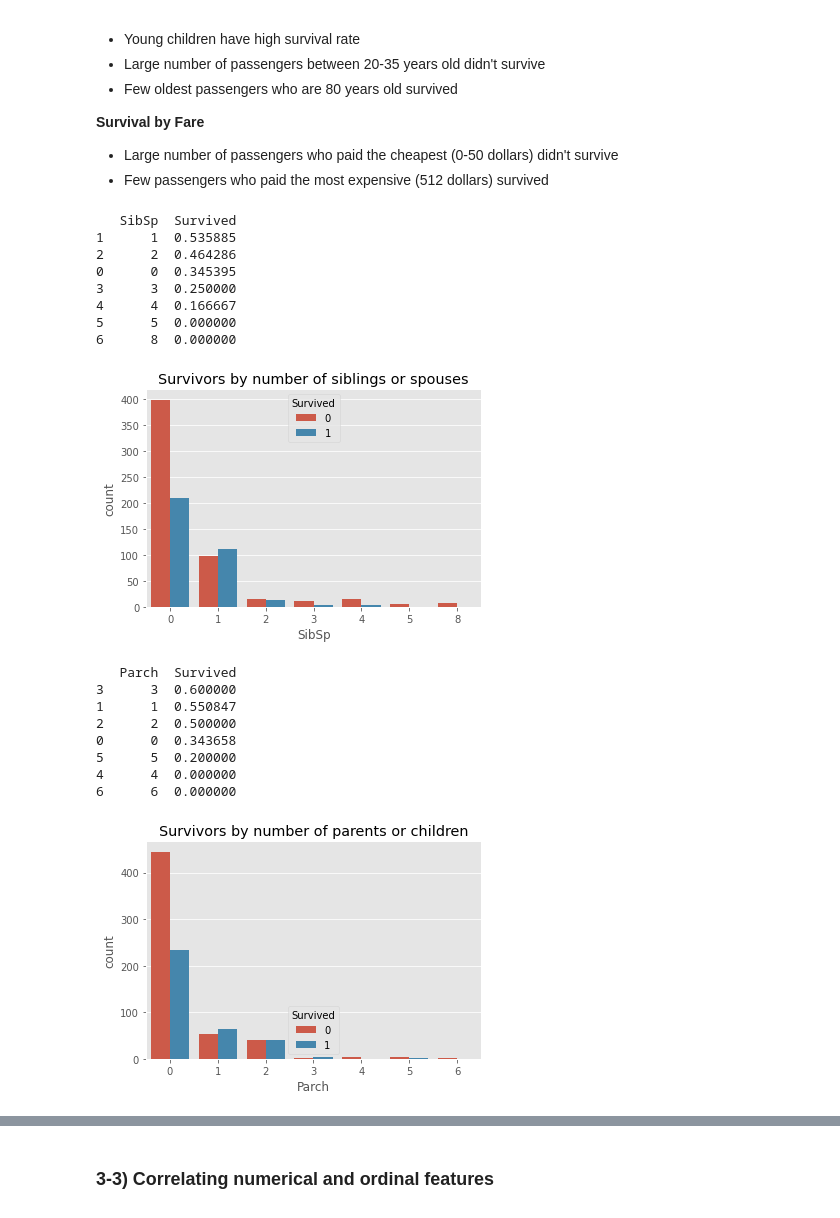
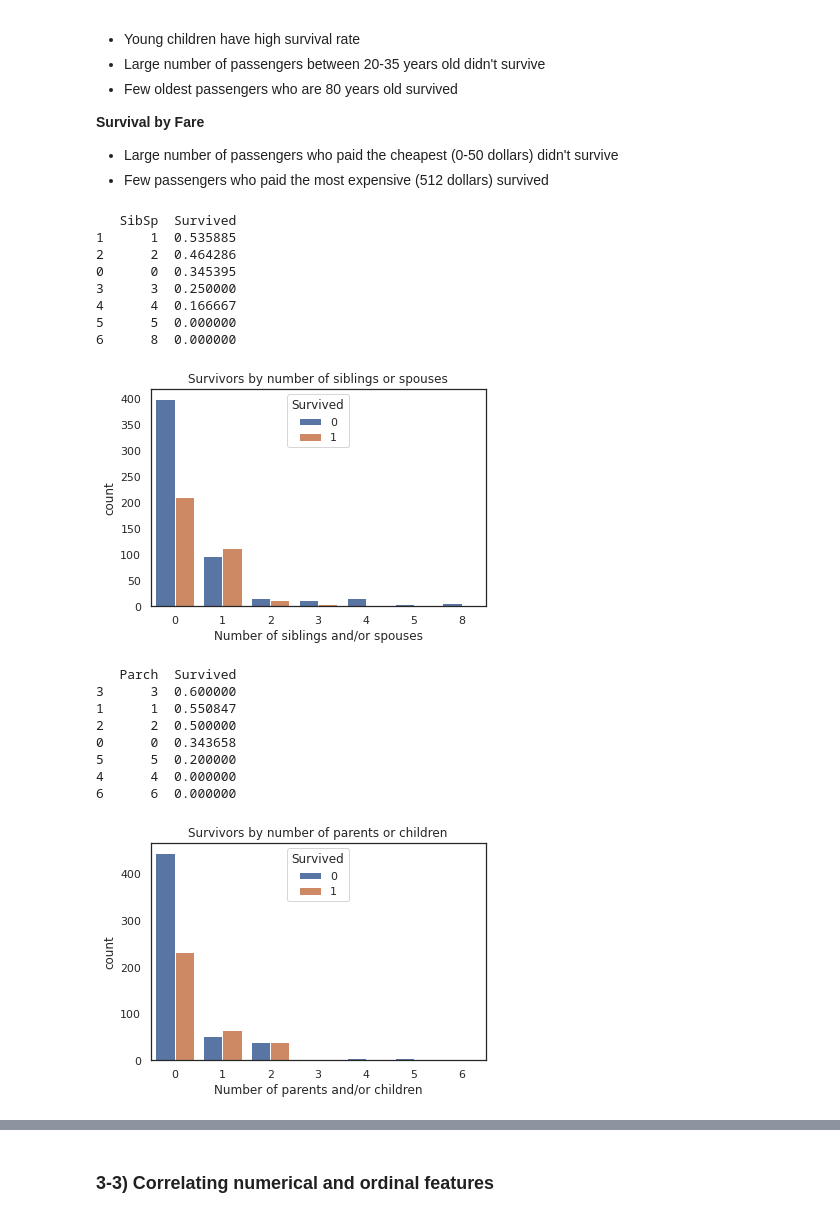
Before and after one commit to phs928/HackerRank_Python_Solutions, a Jupyter notebook: data-science-with-titanic-dataset.ipynb, the cells around one changed output, grey strips where cells are left out. Saved outputs shown, nothing was run; the diff lists cells and outputs as text; code cells hidden in the pictures.

```diff
--- a/data-science-with-titanic-dataset.ipynb
+++ b/data-science-with-titanic-dataset.ipynb
@@ -200,12 +201,11 @@ We would like to analyze data by visualizing it.
 # %%
 # Survival by ticket class
 
-plt.style.use('ggplot')
+sns.set_theme(style="white")
 
-sns.countplot(data=data_train, x='Pclass', hue='Survived').set(title='Survivors by Ticket Class')
+sns.countplot(data=data_train, x='Pclass', hue='Survived').set(title='Survivors by Ticket Class', xlabel='Ticket class')
 
-print(data_train[['Pclass', 'Survived']].groupby('Pclass', as_index=False).mean().sort_values(by='Survived',
-                                                                                              ascending=False))
+print(data_train[['Pclass', 'Survived']].groupby('Pclass', as_index=False).mean().sort_values(by='Survived',ascending=False))
 # %% [output]
    Pclass  Survived
 0       1  0.629630
@@ -215,12 +215,11 @@ print(data_train[['Pclass', 'Survived']].groupby('Pclass', as_index=False).mean(
 # %%
 # Survival by Gender
 
-plt.style.use('ggplot')
+sns.set_theme(style="white")
 
 sns.countplot(data=data_train, x='Sex', hue='Survived').set(title='Survivors by Gender')
 
-print(data_train[['Sex', 'Survived']].groupby('Sex', as_index=False).mean().sort_values(by='Survived',
-                                                                                        ascending=False))
+print(data_train[['Sex', 'Survived']].groupby('Sex', as_index=False).mean().sort_values(by='Survived', ascending=False))
 # %% [output]
       Sex  Survived
 0  female  0.742038
@@ -229,11 +228,10 @@ print(data_train[['Sex', 'Survived']].groupby('Sex', as_index=False).mean().sort
 # %%
 # Survival by Embarkment
-plt.style.use('ggplot')
+sns.set_theme(style="white")
 
-sns.countplot(data=data_train, x='Embarked', hue='Survived').set(title='Survivors by Embarked')
+sns.countplot(data=data_train, x='Embarked', hue='Survived').set(title='Survivors by Embarked', xlabel = 'Port')
 
-print(data_train[['Embarked', 'Survived']].groupby('Embarked', as_index=False).mean().sort_values(by='Survived',
-                                                                                                  ascending=False))
+print(data_train[['Embarked', 'Survived']].groupby('Embarked', as_index=False).mean().sort_values(by='Survived', ascending=False))
 # %% [output]
   Embarked  Survived
 0        C  0.553571
@@ -262,9 +260,10 @@ print(data_train[['Embarked', 'Survived']].groupby('Embarked', as_index=False).m
 * Few passengers who paid the most expensive (512 dollars) survived
 # %%
 # Survival by Sib Sp
-plt.style.use('ggplot')
+sns.set_theme(style="white")
 
-sns.countplot(data=data_train, x='SibSp', hue='Survived').set(title='Survivors by number of siblings or spouses')
+sns.countplot(data=data_train, x='SibSp', hue='Survived').set(title='Survivors by number of siblings or spouses',
+                                                              xlabel='Number of siblings and/or spouses')
 
 print(data_train[['SibSp', 'Survived']].groupby('SibSp', as_index=False).mean().sort_values(by='Survived', ascending=False))
 # %% [output]
@@ -276,25 +275,25 @@ print(data_train[['SibSp', 'Survived']].groupby('SibSp', as_index=False).mean().
 4      4  0.166667
 5      5  0.000000
 6      8  0.000000
-[figure, old version]
+[figure, new version]
 # %%
 # Survival rate by Par ch
-plt.style.use('ggplot')
+sns.set_theme(style="white")
 
-sns.countplot(data=data_train, x='Parch', hue='Survived').set(title='Survivors by number of parents or children')
+sns.countplot(data=data_train, x='Parch', hue='Survived').set(title='Survivors by number of parents or children'
+                                                             ,xlabel='Number of parents and/or children')
 
-print(data_train[['Parch', 'Survived']].groupby('Parch', as_index=False).mean().sort_values(by='Survived',
-                                                                                            ascending=False))
+print(data_train[['Parch', 'Survived']].groupby('Parch', as_index=False).mean().sort_values(by='Survived', ascending=False))
 # %% [output]
    Parch  Survived
 3      3  0.600000
 1      1  0.550847
 2      2  0.500000
 0      0  0.343658
 5      5  0.200000
 4      4  0.000000
 6      6  0.000000
-[figure, old version]
+[figure, new version]
 # %%
 # Visualizing correlation between Age and Survival
 
```
Also changed, not shown: parts of 39 cells of this notebook.
